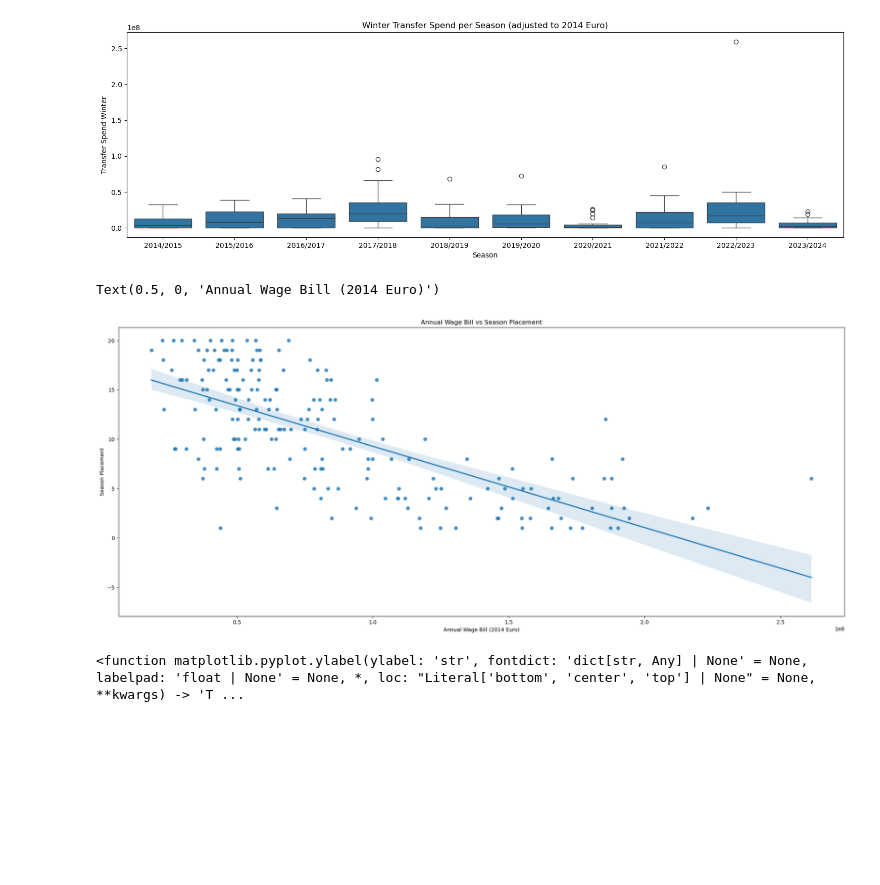
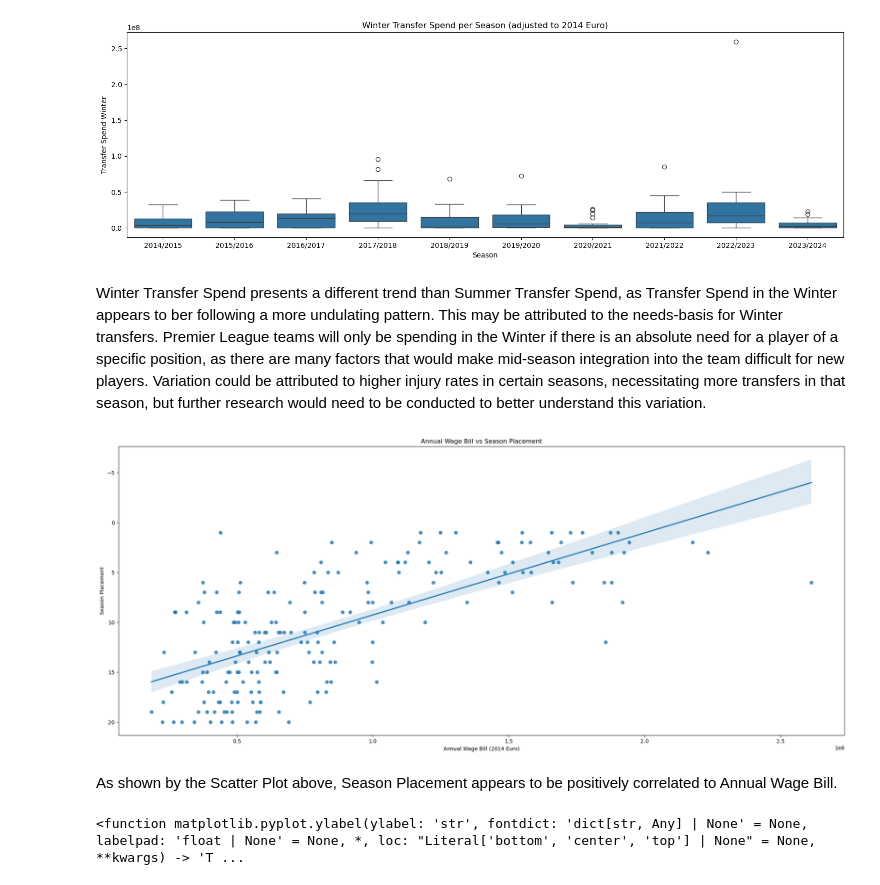
Before and after one commit to PrestonCWerner/PL-Transfer-Spend-Analysis, a Jupyter notebook: EDAs/analysis.ipynb, the cells around one changed output. Drawn from its saved outputs; the diff is of its cells as text; code cells hidden in the pictures; blank space fills up the shorter version.

```diff
--- a/EDAs/analysis.ipynb
+++ b/EDAs/analysis.ipynb
@@ -205,4 +212,6 @@ plt.title('Winter Transfer Spend per Season (adjusted to 2014 Euro)')
 plt.tight_layout()
 # %% [output]
 [figure]
+# %% [markdown]
+Winter Transfer Spend presents a different trend than Summer Transfer Spend, as Transfer Spend in the Winter appears to ber following a more undulating pattern. This may be attributed to the needs-basis for Winter transfers. Premier League teams will only be spending in the Winter if there is an absolute need for a player of a specific position, as there are many factors that would make mid-season integration into the team difficult for new players. Variation could be attributed to higher injury rates in certain seasons, necessitating more transfers in that season, but further research would need to be conducted to better understand this variation.
 # %%
@@ -214,14 +225,21 @@ pl_table_df['Wage Bill'] = pl_table_df['Wage Bill'].str.replace(",", "").astype(
 
 pl_table_df['Wage Bill'] = (pl_table_df['Wage Bill'] / divisor_summer).round(2)
 # %%
+# Plot annual wage bill vs season placement
+
 plt.figure(figsize = (25, 10))
 
-sns.regplot(data = pl_table_df, x = 'Wage Bill', y = 'Place')
+scatter_plot = sns.regplot(data = pl_table_df, x = 'Wage Bill', y = 'Place')
+
+scatter_plot.invert_yaxis()
 
 plt.title('Annual Wage Bill vs Season Placement')
 plt.ylabel('Season Placement')
 plt.xlabel('Annual Wage Bill (2014 Euro)')
+
+plt.show()
 # %% [output]
-Text(0.5, 0, 'Annual Wage Bill (2014 Euro)')
-[figure, old version]
+[figure, new version]
+# %% [markdown]
+As shown by the Scatter Plot above, Season Placement appears to be positively correlated to Annual Wage Bill.
 # %%
```
Also changed, not shown: parts of 23 cells of this notebook, 2 other files.
